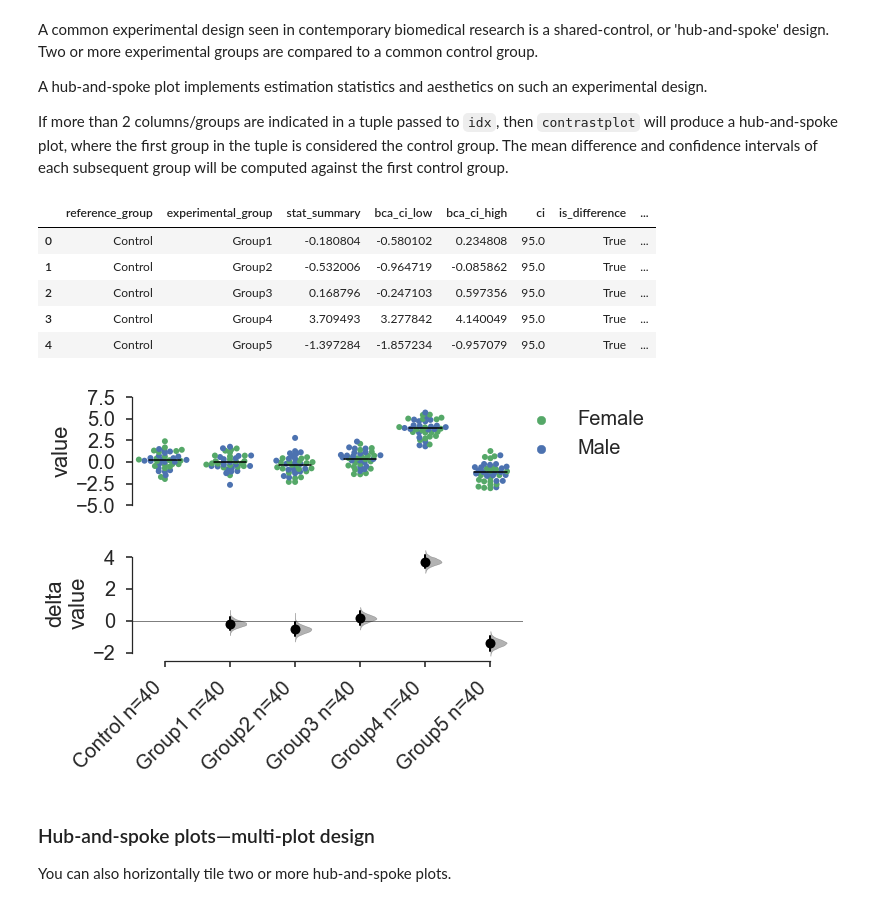
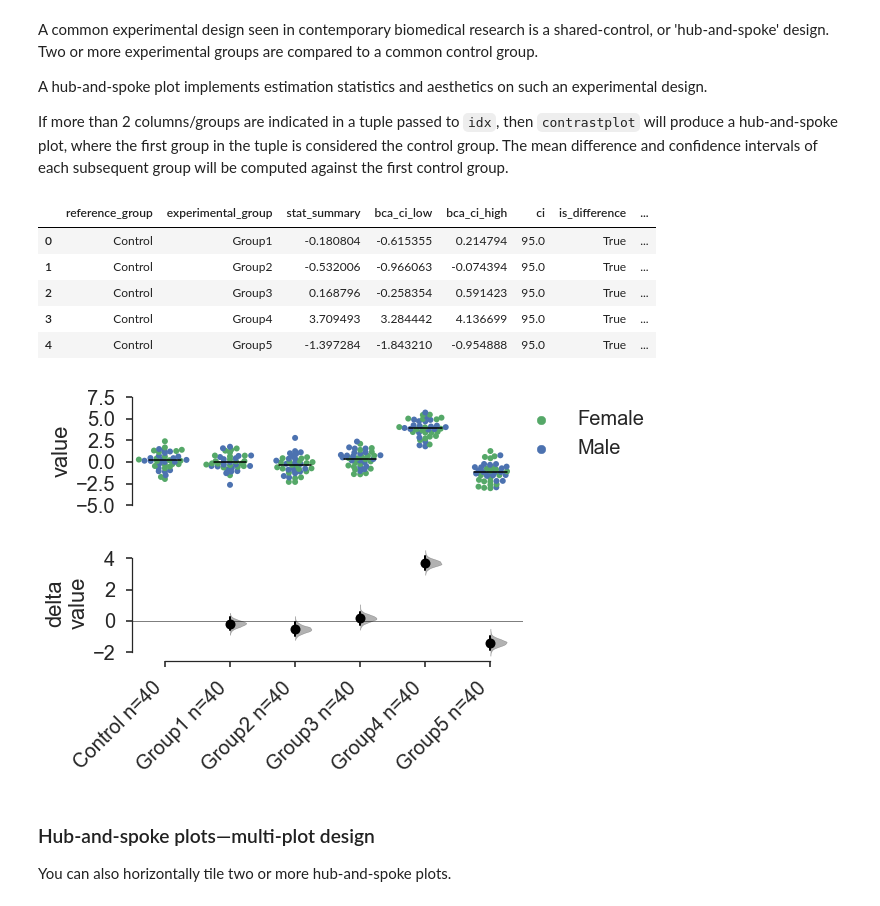
Before and after one commit to josesho/bootstrap_contrast, a Jupyter notebook: bootstrap-contrast_tutorial.ipynb, the cells around one changed output. Cells and saved outputs as stored; diff of their text form; code cells hidden in the pictures.

```diff
--- a/bootstrap-contrast_tutorial.ipynb
+++ b/bootstrap-contrast_tutorial.ipynb
@@ -191,17 +178,17 @@ A hub-and-spoke plot implements estimation statistics and aesthetics on such an
 
 If more than 2 columns/groups are indicated in a tuple passed to `idx`, then `contrastplot` will produce a hub-and-spoke plot, where the first group in the tuple is considered the control group. The mean difference and confidence intervals of each subsequent group will be computed against the first control group.
 # %%
-f,b=bs.contrastplot(df,
-                    idx=df.columns[:-1],
-                    color_col='Gender')
+f, b = bsc.contrastplot(df,
+                        idx=df.columns[:-1],
+                        color_col='Gender')
 b
 # %% [output]
 |  | reference_group | experimental_group | stat_summary | bca_ci_low | bca_ci_high | ci | is_difference | ... |
-| 0 | Control | Group1 | -0.180804 | -0.580102 | 0.234808 | 95.0 | True | ... |
-| 1 | Control | Group2 | -0.532006 | -0.964719 | -0.085862 | 95.0 | True | ... |
-| 2 | Control | Group3 | 0.168796 | -0.247103 | 0.597356 | 95.0 | True | ... |
-| 3 | Control | Group4 | 3.709493 | 3.277842 | 4.140049 | 95.0 | True | ... |
-| 4 | Control | Group5 | -1.397284 | -1.857234 | -0.957079 | 95.0 | True | ... |
+| 0 | Control | Group1 | -0.180804 | -0.615355 | 0.214794 | 95.0 | True | ... |
+| 1 | Control | Group2 | -0.532006 | -0.966063 | -0.074394 | 95.0 | True | ... |
+| 2 | Control | Group3 | 0.168796 | -0.258354 | 0.591423 | 95.0 | True | ... |
+| 3 | Control | Group4 | 3.709493 | 3.284442 | 4.136699 | 95.0 | True | ... |
+| 4 | Control | Group5 | -1.397284 | -1.843210 | -0.954888 | 95.0 | True | ... |
 [figure]
 # %% [markdown]
 ### Hub-and-spoke plots—multi-plot design
```
Also changed, not shown: parts of 21 cells of this notebook.
